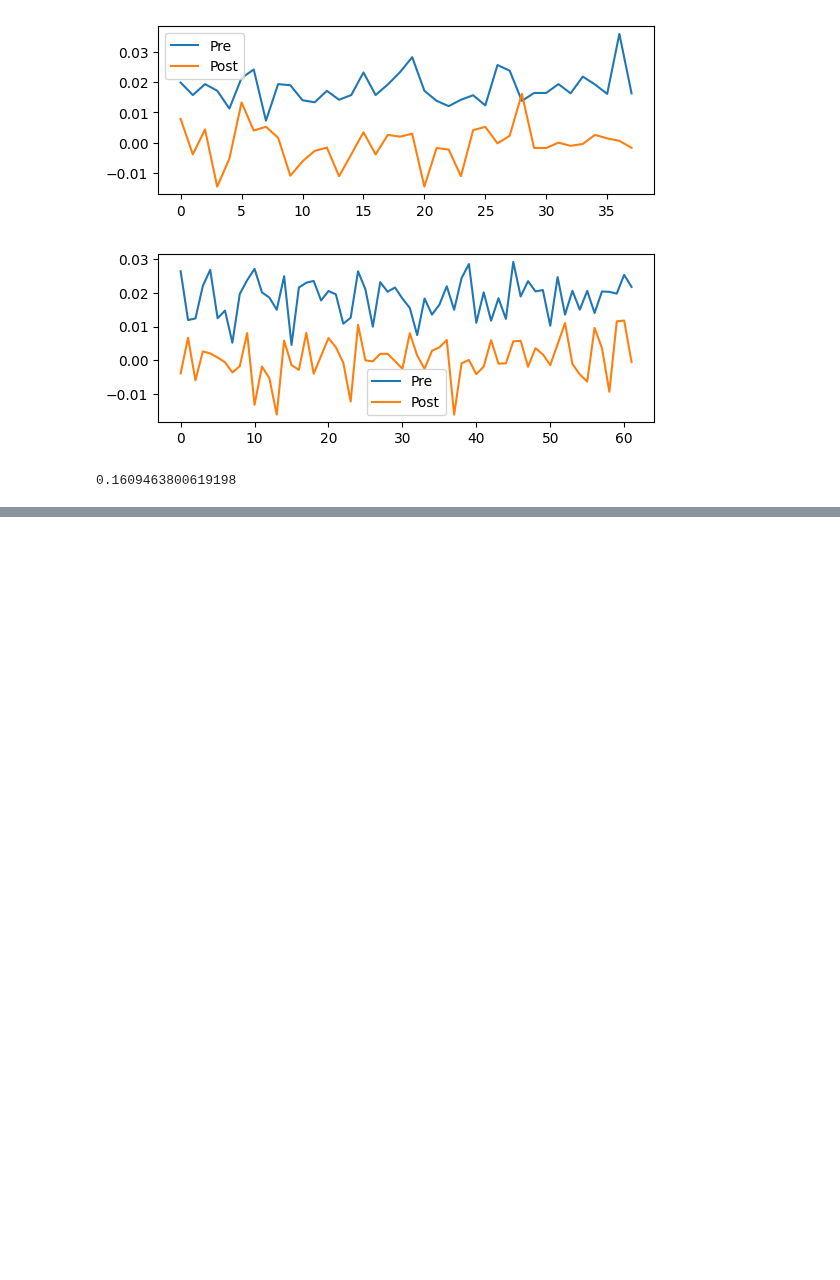
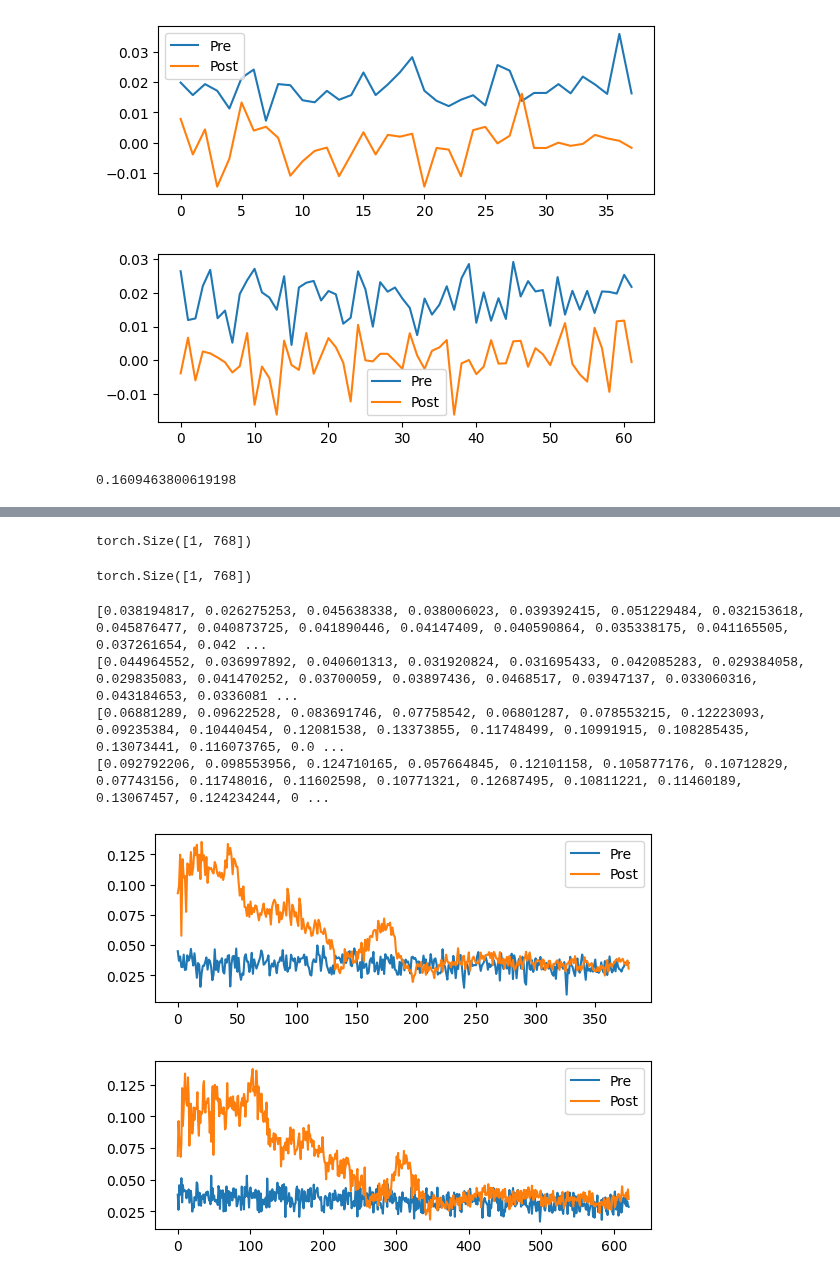
Before and after one commit to Rajeevveera24/LatentAlignmentProcedural, a Jupyter notebook: tmp.ipynb, the cells around one changed output, grey strips where cells are left out. Drawn from its saved outputs; the diff is of its cells as text; code cells hidden in the pictures; blank space fills up the shorter version.

```diff
--- a/tmp.ipynb
+++ b/tmp.ipynb
@@ -300,0 +373,4 @@ print(avg*1.5)
+# %%
+print(embedding.shape)
+# %% [output]
+torch.Size([1, 768])
@@ -300,0 +397,4 @@ print(avg*1.5)
+# %%
+print(embedding.shape)
+# %% [output]
+torch.Size([1, 768])
@@ -300,0 +443,60 @@ print(avg*1.5)
+# %%
+import numpy as np
+import random
+correct_answers = []
+wrong_answers = []
+pre_similarity_wrong = []
+pre_similarity_correct = []
+post_similarity_wrong = []
+post_similarity_correct = []
+
+filename = 'outputs/log_new.txt'
+with open(filename, 'r') as f:
+    lines = f.readlines()[3:32000]
+    for i in range(0, len(lines)-2, 7):
+        try:
+            line_ = lines[i:i+7]
+            # print(line_)
+            sample_number = line_[0].split(':')[-1].strip()
+            sample_id = line_[1].split(':')[-1].strip()
+            string = line_[5][:-1]
+            # print(string, type(string))
+            pre_similarity = float(line_[6].split()[0].strip())
+            post_similarity = float(line_[6].split()[1].strip())
+            if (string.startswith('correct')):
+                correct_answers.append(sample_number)
+                pre_similarity_correct.append(pre_similarity)
+                post_similarity_correct.append(post_similarity)
+            else:
+                wrong_answers.append(sample_number)
+                pre_similarity_wrong.append(pre_similarity)
+                post_similarity_wrong.append(post_similarity)
+        except:
+            pass
+
+print(pre_similarity_wrong)
+print(pre_similarity_correct)
+
+print(post_similarity_wrong)
+print(post_similarity_correct)
+
+import matplotlib.pyplot as plt
+
+plt.subplot(2,1,1)
+plt.plot(pre_similarity_correct, label='Pre')
+plt.plot(post_similarity_correct, label='Post')
+plt.legend()
+plt.show()
+
+plt.subplot(2,1,2)
+plt.plot(pre_similarity_wrong, label='Pre')
+plt.plot(post_similarity_wrong, label='Post')
+plt.legend()
+plt.show()
+# %% [output]
+[0.038194817, 0.026275253, 0.045638338, 0.038006023, 0.039392415, 0.051229484, 0.032153618, 0.045876477, 0.040873725, 0.041890446, 0.04147409, 0.040590864, 0.035338175, 0.041165505, 0.037261654, 0.042 ...
+[0.044964552, 0.036997892, 0.040601313, 0.031920824, 0.031695433, 0.042085283, 0.029384058, 0.029835083, 0.041470252, 0.03700059, 0.03897436, 0.0468517, 0.03947137, 0.033060316, 0.043184653, 0.0336081 ...
+[0.06881289, 0.09622528, 0.083691746, 0.07758542, 0.06801287, 0.078553215, 0.12223093, 0.09235384, 0.10440454, 0.12081538, 0.13373855, 0.11748499, 0.10991915, 0.108285435, 0.13073441, 0.116073765, 0.0 ...
+[0.092792206, 0.098553956, 0.124710165, 0.057664845, 0.12101158, 0.105877176, 0.10712829, 0.07743156, 0.11748016, 0.11602598, 0.10771321, 0.12687495, 0.10811221, 0.11460189, 0.13067457, 0.124234244, 0 ...
+[figure, added]
+[figure, added]
```
Also changed, not shown: parts of 10 cells of this notebook, 14 other files.
